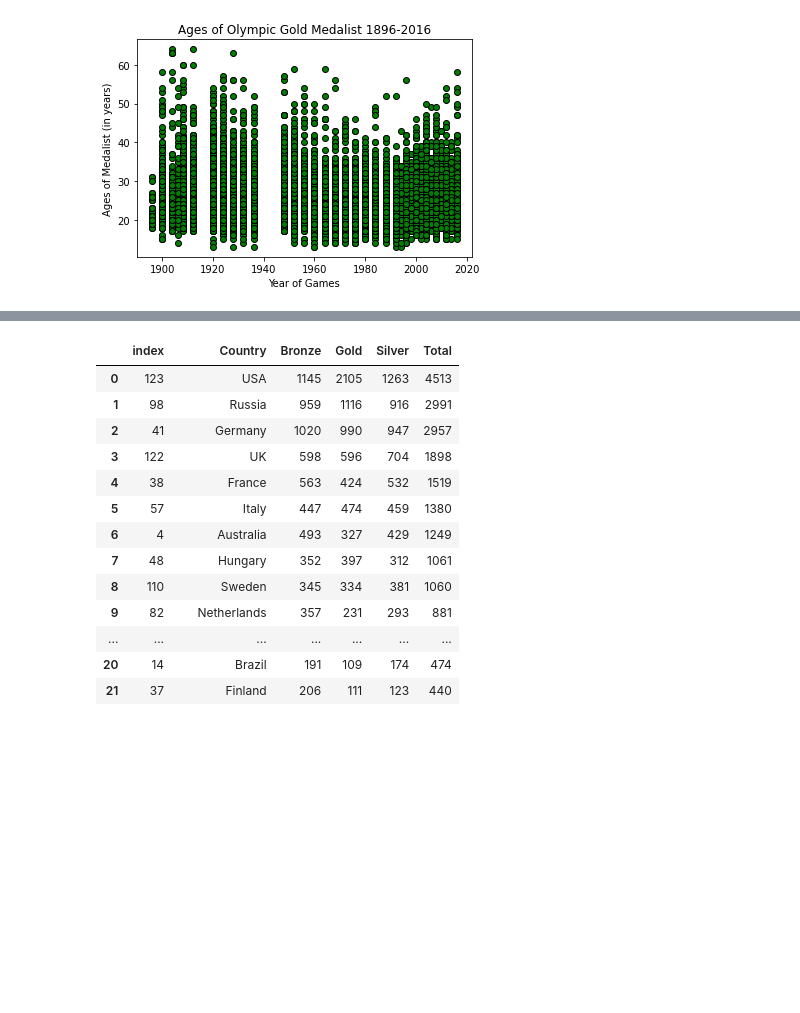
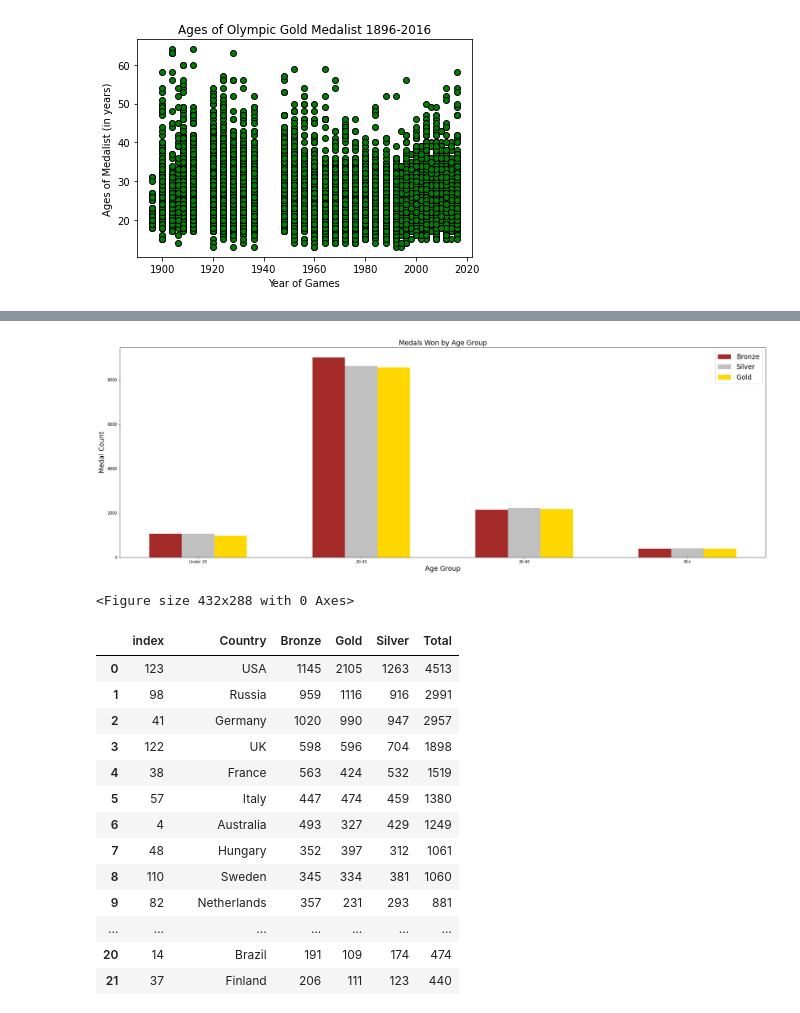
Before and after one commit to sissa81/project1, a Jupyter notebook: olympics.ipynb, the cells around one changed output, grey strips where cells are left out. Saved outputs shown, nothing was run; the diff lists cells and outputs as text; code cells hidden in the pictures; blank space fills up the shorter version.

Commit message:
Medals by Age Group

```diff
--- a/olympics.ipynb
+++ b/olympics.ipynb
@@ -148,0 +128,15 @@ plt.show()
+# %%
+ageMedals = ages_winners_df.groupby(["Age","Medal"]).size().unstack(fill_value=0).reset_index().rename_axis(None, axis=1)
+ageTotal = ageMedals["Bronze"] + ageMedals["Silver"] + ageMedals["Gold"]
+ageMedals["Total"] = ageTotal
+ageSorted = ageMedals.sort_values(by="Total", ascending=False).reset_index()
+ageTop = ageSorted.head(60)
+
+ageBins = [0,19,29,39,80]
+ageLabel = ['Under 20','20-30','30-40','40+']
+
+ageSorted['Age Group'] = pd.cut(ageSorted['Age'],ageBins,labels=ageLabel)
+
+groupedAge = ageSorted.groupby('Age Group').sum()
+
+groupedAge.head()
@@ -149,3 +150,21 @@ plt.show()
+# %%
+x_axis = np.arange(len(ageLabel))
+
+plt.figure(figsize=(30,10))
+plt.bar(x_axis -.2, groupedAge['Bronze'], 0.2, label = "Bronze", color="brown")
+plt.bar(x_axis +.0, groupedAge["Silver"], 0.2, label = "Silver", color="silver")
+plt.bar(x_axis +.2, groupedAge["Gold"], 0.2, label = "Gold", color="gold")
+plt.xticks(x_axis,ageLabel)
+plt.xlabel("Age Group", fontsize="xx-large")
+plt.ylabel("Medal Count", fontsize="xx-large")
+plt.title("Medals Won by Age Group", fontsize="xx-large")
+plt.legend(loc="upper right",fontsize="xx-large")
+plt.show()
+
+plt.savefig('Images/medalsBy_ageGroup.png')
+# %% [output]
+[figure, added]
+<Figure size 432x288 with 0 Axes>
 # %%
 # Create dataframes for winners by olympic season
 summer_winners = winners_df.loc[winners_df["Season"] == "Summer"]
```
Also changed, not shown: parts of 3 cells of this notebook.
